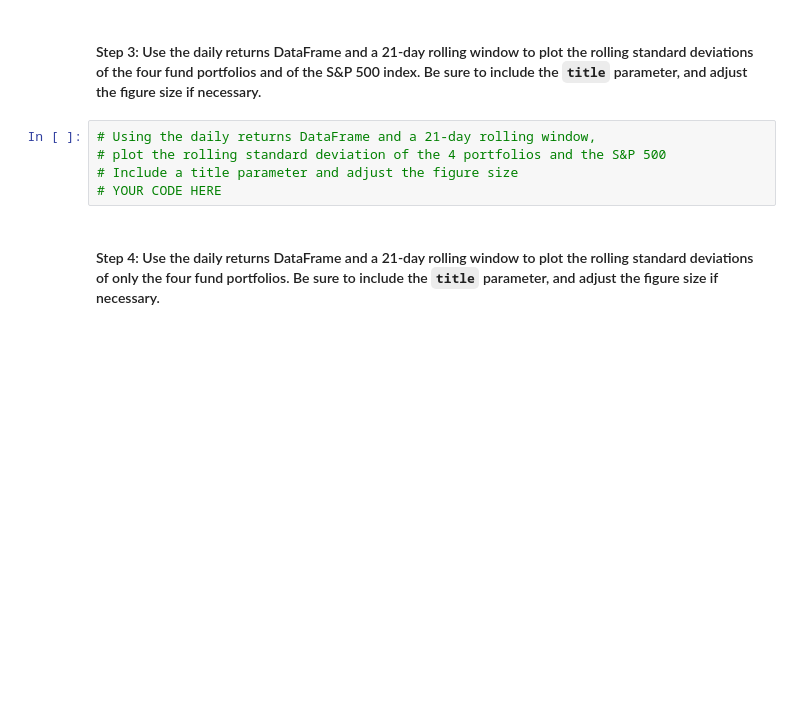
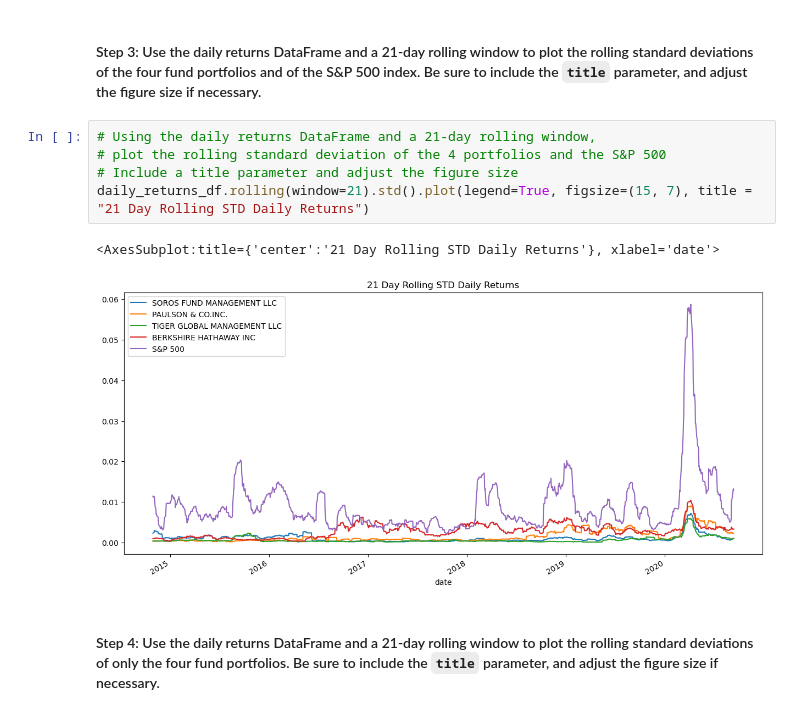
Before and after one commit to 12jasteiner/Module_4_Whale_Analysis, a Jupyter notebook: risk_return_analysis.ipynb, the cells around one changed output. Drawn from its saved outputs; the diff is of its cells as text; blank space fills up the shorter version.

Commit message:
Risk analysis of portfolios compared with S&P 500 using std. Std of 21 day rolling daily returns plotted.

```diff
--- a/risk_return_analysis.ipynb
+++ b/risk_return_analysis.ipynb
@@ -249,8 +264,11 @@ Evaluate the risk profile of each portfolio by using the standard deviation and
 # %%
 # Using the daily returns DataFrame and a 21-day rolling window,
 # plot the rolling standard deviation of the 4 portfolios and the S&P 500
 # Include a title parameter and adjust the figure size
-# YOUR CODE HERE
+daily_returns_df.rolling(window=21).std().plot(legend=True, figsize=(15, 7), title = "21 Day Rolling STD Daily Returns")
+# %% [output]
+<AxesSubplot:title={'center':'21 Day Rolling STD Daily Returns'}, xlabel='date'>
+[figure, added]
 # %% [markdown]
 #### Step 4: Use the daily returns DataFrame and a 21-day rolling window to plot the rolling standard deviations of only the four fund portfolios. Be sure to include the `title` parameter, and adjust the figure size if necessary.
 # %%
```
Also changed, not shown: parts of 6 cells of this notebook.
